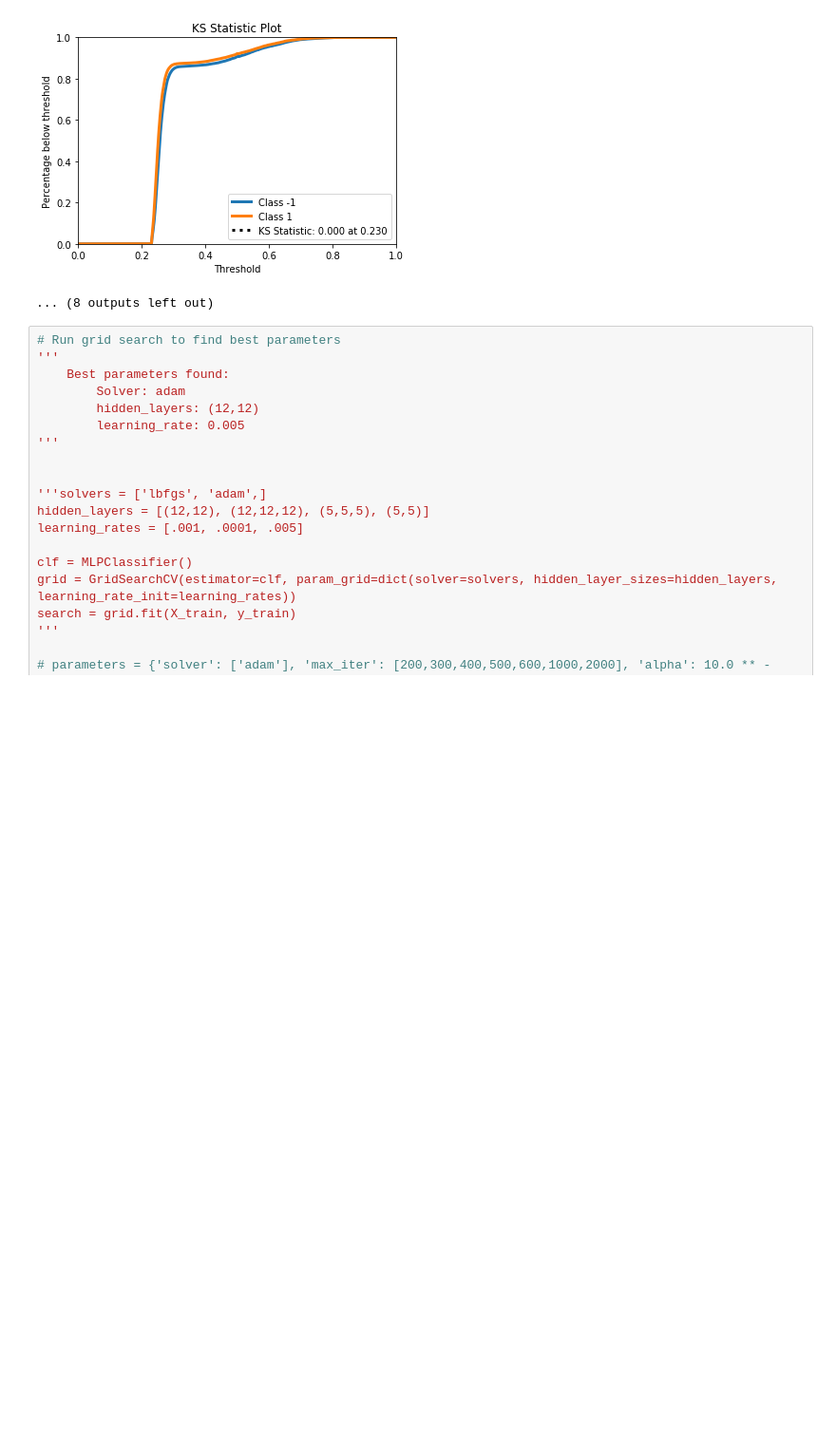
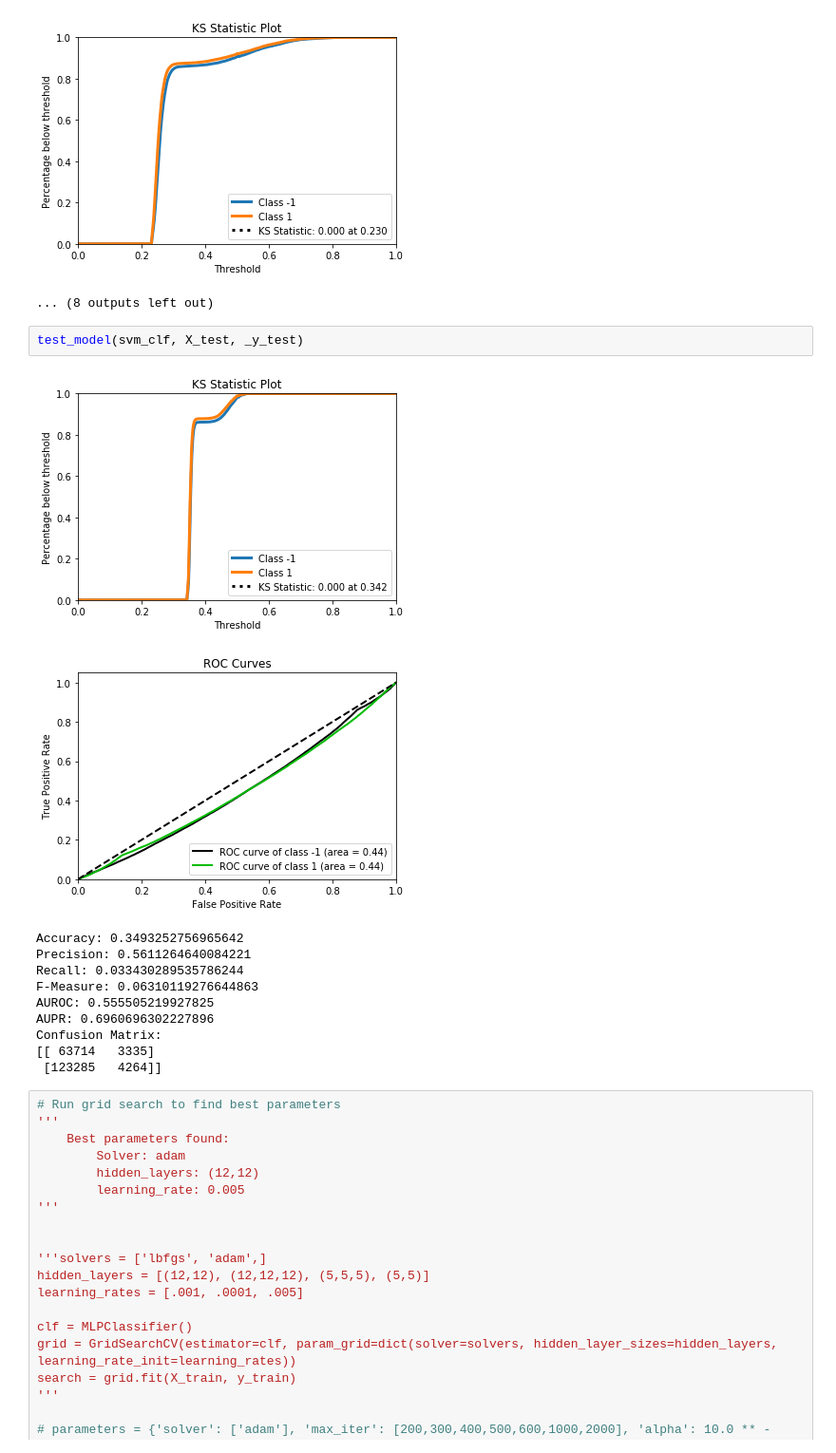
Before and after one commit to LeonardoGaldino/RN_Project, a Jupyter notebook: main.ipynb, the cells around one changed output. Shown at 95% size. Drawn from its saved outputs; the diff is of its cells as text; blank space fills up the shorter version.

```diff
--- a/main.ipynb
+++ b/main.ipynb
@@ -224,6 +226,20 @@ Confusion Matrix:
 K Fold it 4
 [figure]
 ... (8 outputs left out)
+# %%
+test_model(svm_clf, X_test, _y_test)
+# %% [output]
+[figure, added]
+[figure, added]
+Accuracy: 0.3493252756965642
+Precision: 0.5611264640084221
+Recall: 0.033430289535786244
+F-Measure: 0.06310119276644863
+AUROC: 0.555505219927825
+AUPR: 0.6960696302227896
+Confusion Matrix:
+[[ 63714   3335]
+ [123285   4264]]
 # %%
 # Run grid search to find best parameters
 '''
```
Also changed, not shown: parts of 13 cells of this notebook.
